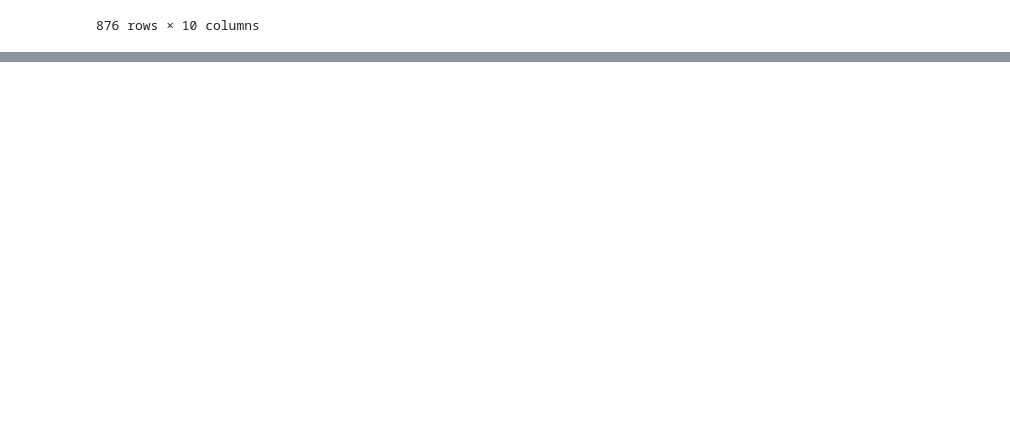
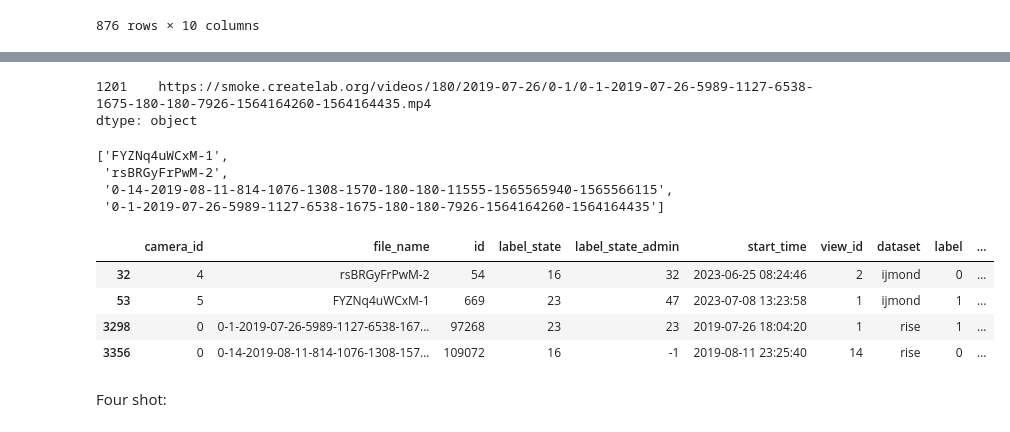
Before and after one commit to szabreka/uva_thesis_project, a Jupyter notebook: EDA/preprocess.ipynb, the cells around one changed output, grey strips where cells are left out. Cells and saved outputs as stored; diff of their text form; code cells hidden in the pictures; blank space fills up the shorter version.

Commit message:
few shot learner created

```diff
--- a/EDA/preprocess.ipynb
+++ b/EDA/preprocess.ipynb
@@ -298,0 +323,3 @@ ijmond_df
+# %%
+file_names.append('FYZNq4uWCxM-1') #labeled gold standard positive by researchers (47), video checked
+file_names.append('rsBRGyFrPwM-2') #labeled gold standard negative by researcher (32), video checked
@@ -298,0 +364,25 @@ ijmond_df
+# %%
+merged_dataset[merged_dataset['file_name']  == "0-1-2019-07-26-5989-1127-6538-1675-180-180-7926-1564164260-1564164435"]['url_root'] + merged_dataset[merged_dataset['file_name']  == "0-1-2019-07-26-5989-1127-6538-1675-180-180-7926-1564164260-1564164435"]['url_part']
+# %% [output]
+1201    https://smoke.createlab.org/videos/180/2019-07-26/0-1/0-1-2019-07-26-5989-1127-6538-1675-180-180-7926-1564164260-1564164435.mp4
+dtype: object
+# %%
+file_names.append('0-14-2019-08-11-814-1076-1308-1570-180-180-11555-1565565940-1565566115') #negative (16) example from rise, checked - with weight 1
+file_names.append('0-1-2019-07-26-5989-1127-6538-1675-180-180-7926-1564164260-1564164435') #positive (23) example from ris, checked - with weight 1
+# %%
+file_names
+# %% [output]
+['FYZNq4uWCxM-1',
+ 'rsBRGyFrPwM-2',
+ '0-14-2019-08-11-814-1076-1308-1570-180-180-11555-1565565940-1565566115',
+ '0-1-2019-07-26-5989-1127-6538-1675-180-180-7926-1564164260-1564164435']
+# %%
+twoshot_df = train_df[train_df['file_name'].isin(file_names)]
+# %%
+twoshot_df
+# %% [output]
+|  | camera_id | file_name | id | label_state | label_state_admin | start_time | view_id | dataset | label | ... |
+| 32 | 4 | rsBRGyFrPwM-2 | 54 | 16 | 32 | 2023-06-25 08:24:46 | 2 | ijmond | 0 | ... |
+| 53 | 5 | FYZNq4uWCxM-1 | 669 | 23 | 47 | 2023-07-08 13:23:58 | 1 | ijmond | 1 | ... |
+| 3298 | 0 | 0-1-2019-07-26-5989-1127-6538-167... | 97268 | 23 | 23 | 2019-07-26 18:04:20 | 1 | rise | 1 | ... |
+| 3356 | 0 | 0-14-2019-08-11-814-1076-1308-157... | 109072 | 16 | -1 | 2019-08-11 23:25:40 | 14 | rise | 0 | ... |
@@ -298,0 +391,2 @@ ijmond_df
+# %% [markdown]
+Four shot:
```
Also changed, not shown: parts of 11 cells of this notebook, 3 other files.
